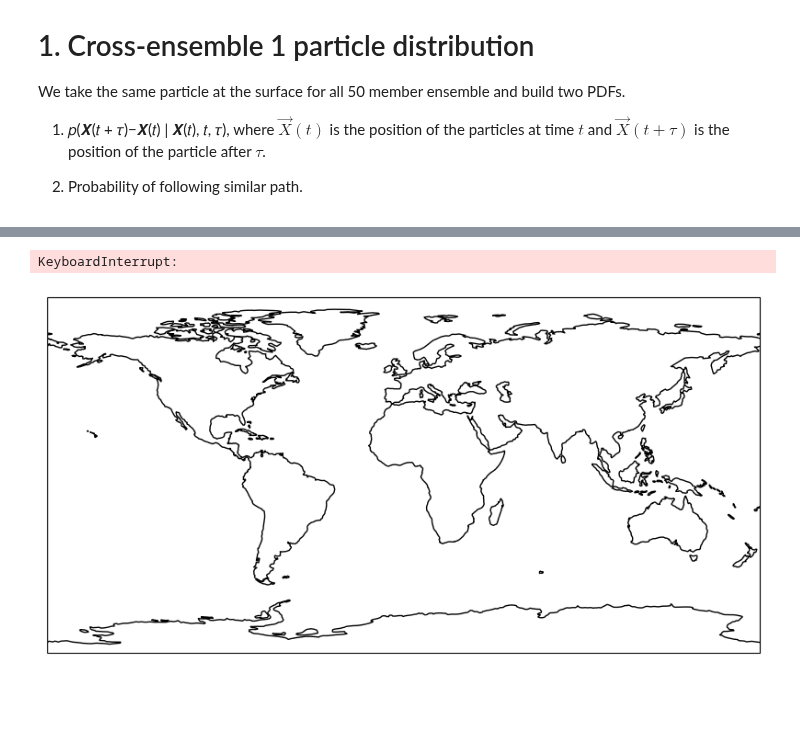
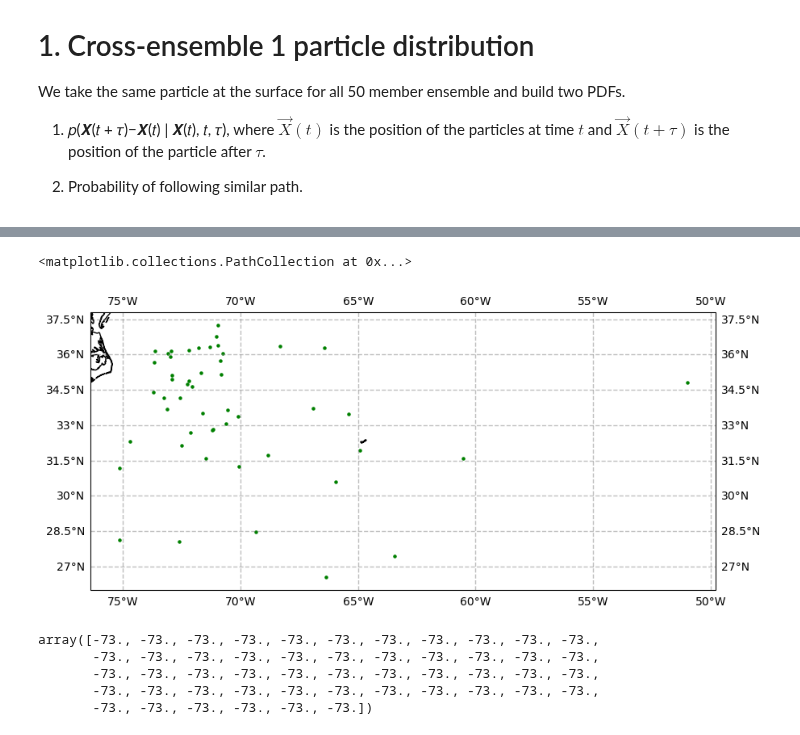
Before and after one commit to OceanParcels/NEMO_Ensemble_Lagrangian_Analysis, a Jupyter notebook: notebooks/04.PDFs_constructor.ipynb, the cells around one changed output, grey strips where cells are left out. Saved outputs shown, nothing was run; the diff lists cells and outputs as text; code cells hidden in the pictures; blank space fills up the shorter version.

```diff
--- a/notebooks/04.PDFs_constructor.ipynb
+++ b/notebooks/04.PDFs_constructor.ipynb
@@ -304,7 +309,7 @@ where $\vec{X}(t)$ is the position of the particles at time $t$ and $\vec{X}(t +
 member = 1
 path = f'/storage/shared/oceanparcels/output_data/data_Claudio/NEMO_Ensemble/2011/PGS_2011_{member:03d}.zarr'
 pset_member = xr.open_zarr(path)
-pset_member_aux = pset_member.isel(trajectory=level_indexes[0])
+pset_member = pset_member.isel(trajectory=level_indexes[0])
 
 particle_index = 2**5 + 2**11
 pset_member = pset_member.isel(trajectory=particle_index)
@@ -396,13 +344,24 @@ pset_member.compute()
 # %%
 # plot the first 45 particles with land from cartopy
 fig = plt.figure(figsize=(10, 10))
 ax = plt.axes(projection=cartopy.crs.PlateCarree())
 ax.coastlines()
+gl = ax.gridlines(crs=cartopy.crs.PlateCarree(), draw_labels=True, linewidth=1, color='gray', alpha=0.5, linestyle='--')
 # ax.set_extent([-180, 180, -90, 90])
 
 # for i in range(400):
-ax.plot(pset_member.lon[:, :].T, pset_member.lat[:, :].T);
+# ax.plot(pset_member.lon[:, :].T, pset_member.lat[:, :].T);
+tau = 360
+ax.scatter(pset_member.lon[:,tau], pset_member.lat[:,tau], s=5, c='g')
 # ax.set_title('Member 001 Jan-Dec 2010 | Surface release')
 # %% [output]
-KeyboardInterrupt:
+<matplotlib.collections.PathCollection at 0x...>
-[figure, old version]
+[figure, new version]
+# %%
+pset_member.lon[:, 0].values
+# %% [output]
+array([-73., -73., -73., -73., -73., -73., -73., -73., -73., -73., -73.,
+       -73., -73., -73., -73., -73., -73., -73., -73., -73., -73., -73.,
+       -73., -73., -73., -73., -73., -73., -73., -73., -73., -73., -73.,
+       -73., -73., -73., -73., -73., -73., -73., -73., -73., -73., -73.,
+       -73., -73., -73., -73., -73., -73.])
```
Also changed, not shown: parts of 13 cells of this notebook.
